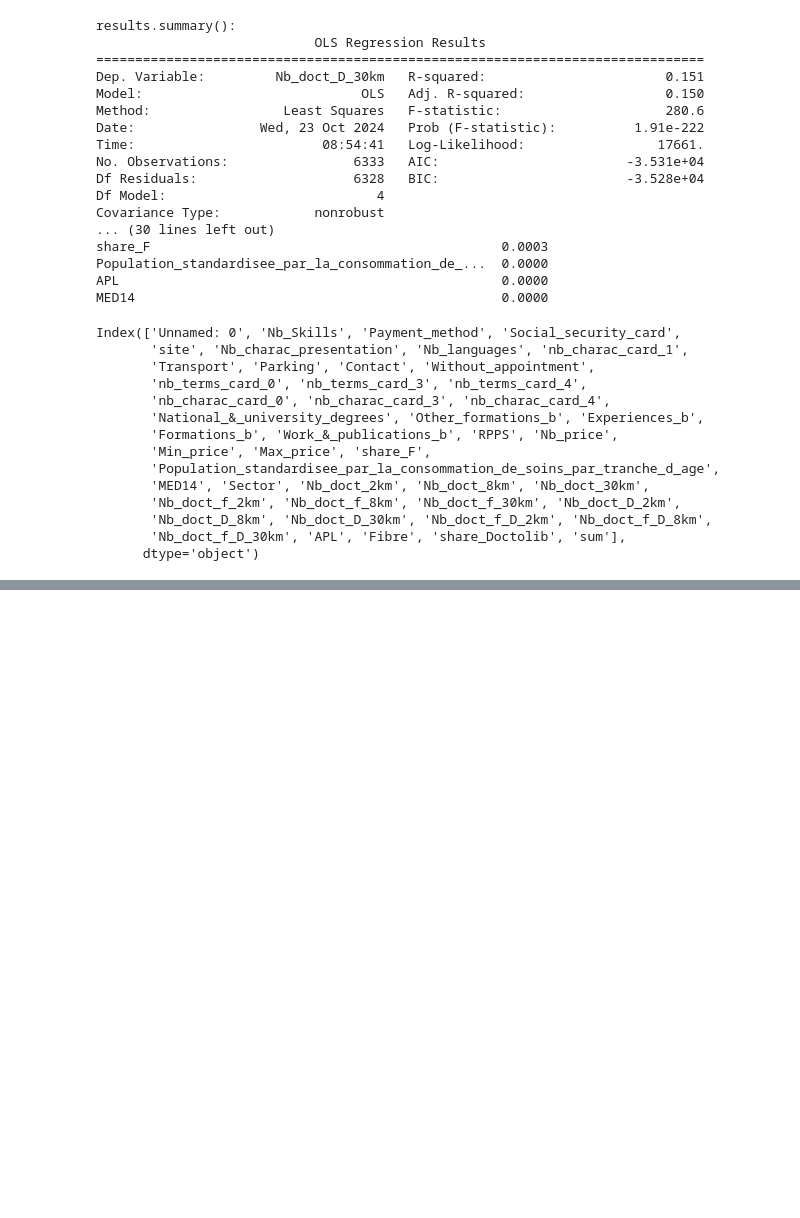
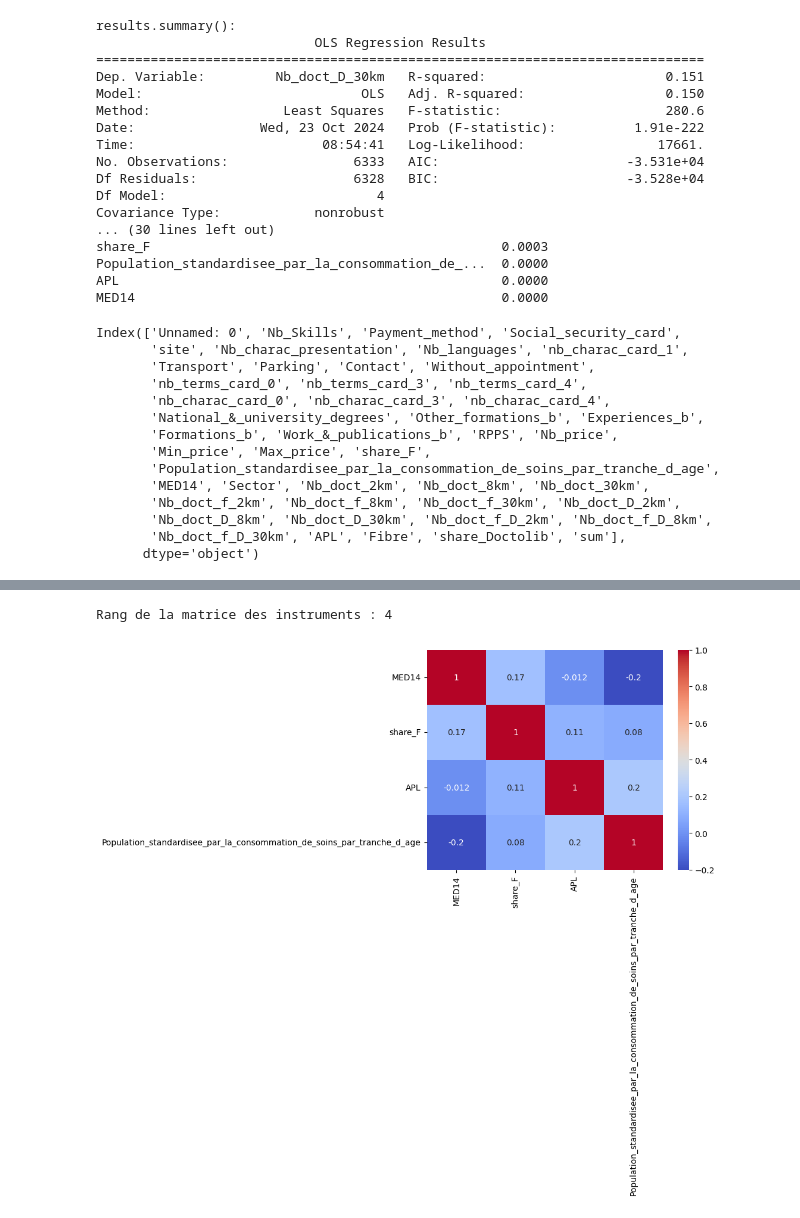
Before and after one commit to JulieBoyer/Econometrics, a Jupyter notebook: regression.ipynb, the cells around one changed output, grey strips where cells are left out. Saved outputs shown, nothing was run; the diff lists cells and outputs as text; code cells hidden in the pictures; blank space fills up the shorter version.

Commit message:
nvInstrument

```diff
--- a/regression.ipynb
+++ b/regression.ipynb
@@ -412,0 +448,18 @@ print(vif_data)
+# %%
+from numpy.linalg import matrix_rank
+
+# Tester la colinéarité globale sur les instruments
+instruments = dataFF_red_norm_gauss[['MED14', 'share_F', 'APL', 'Population_standardisee_par_la_consommation_de_soins_par_tranche_d_age']]
+rank = matrix_rank(instruments.values)
+print("Rang de la matrice des instruments :", rank)
+# %% [output]
+Rang de la matrice des instruments : 4
+# %%
+import seaborn as sns
+import matplotlib.pyplot as plt
+
+corr_matrix = dataFF_red_norm_gauss[['MED14', 'share_F', 'APL', 'Population_standardisee_par_la_consommation_de_soins_par_tranche_d_age']].corr()
+sns.heatmap(corr_matrix, annot=True, cmap='coolwarm')
+plt.show()
+# %% [output]
+[figure, added]
```
Also changed, not shown: parts of 8 cells of this notebook.
